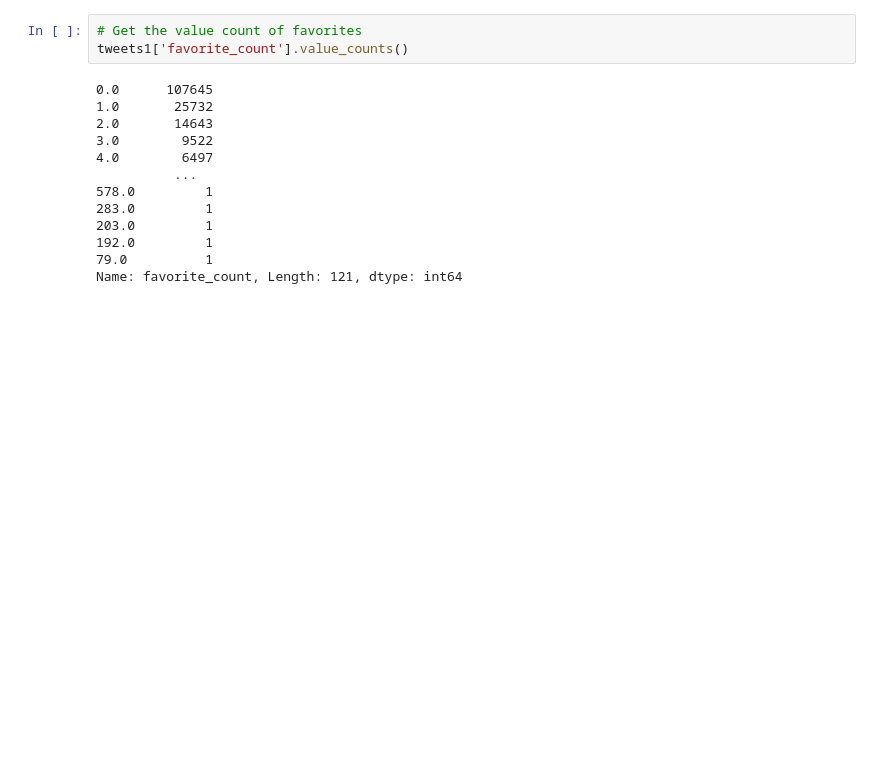
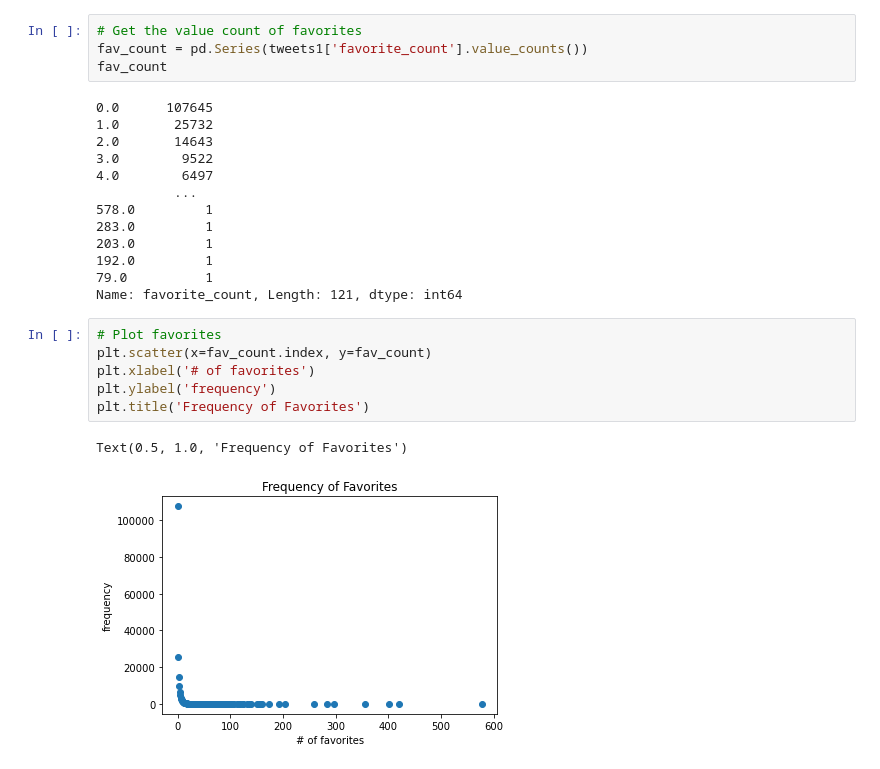
Before and after one commit to douglas-thoms/Datathon-2021-10-16, a Jupyter notebook: npo_twitter_eda.ipynb, the cells around one changed output. Drawn from its saved outputs; the diff is of its cells as text; blank space fills up the shorter version.

Commit message:
adding plots of favs and retweets

```diff
--- a/npo_twitter_eda.ipynb
+++ b/npo_twitter_eda.ipynb
@@ -159,7 +159,8 @@ sns.histplot(org_profile['friends_count'], bins=50)
 [figure]
 # %%
 # Get the value count of favorites
-tweets1['favorite_count'].value_counts()
+fav_count = pd.Series(tweets1['favorite_count'].value_counts())
+fav_count
 # %% [output]
 0.0      107645
 1.0       25732
@@ -173,5 +174,14 @@ tweets1['favorite_count'].value_counts()
 192.0         1
 79.0          1
 Name: favorite_count, Length: 121, dtype: int64
+# %%
+# Plot favorites
+plt.scatter(x=fav_count.index, y=fav_count)
+plt.xlabel('# of favorites')
+plt.ylabel('frequency')
+plt.title('Frequency of Favorites')
+# %% [output]
+Text(0.5, 1.0, 'Frequency of Favorites')
+[figure, added]
 # %%
 # Get the value count of retweets
```
Also changed, not shown: parts of 7 cells of this notebook.
